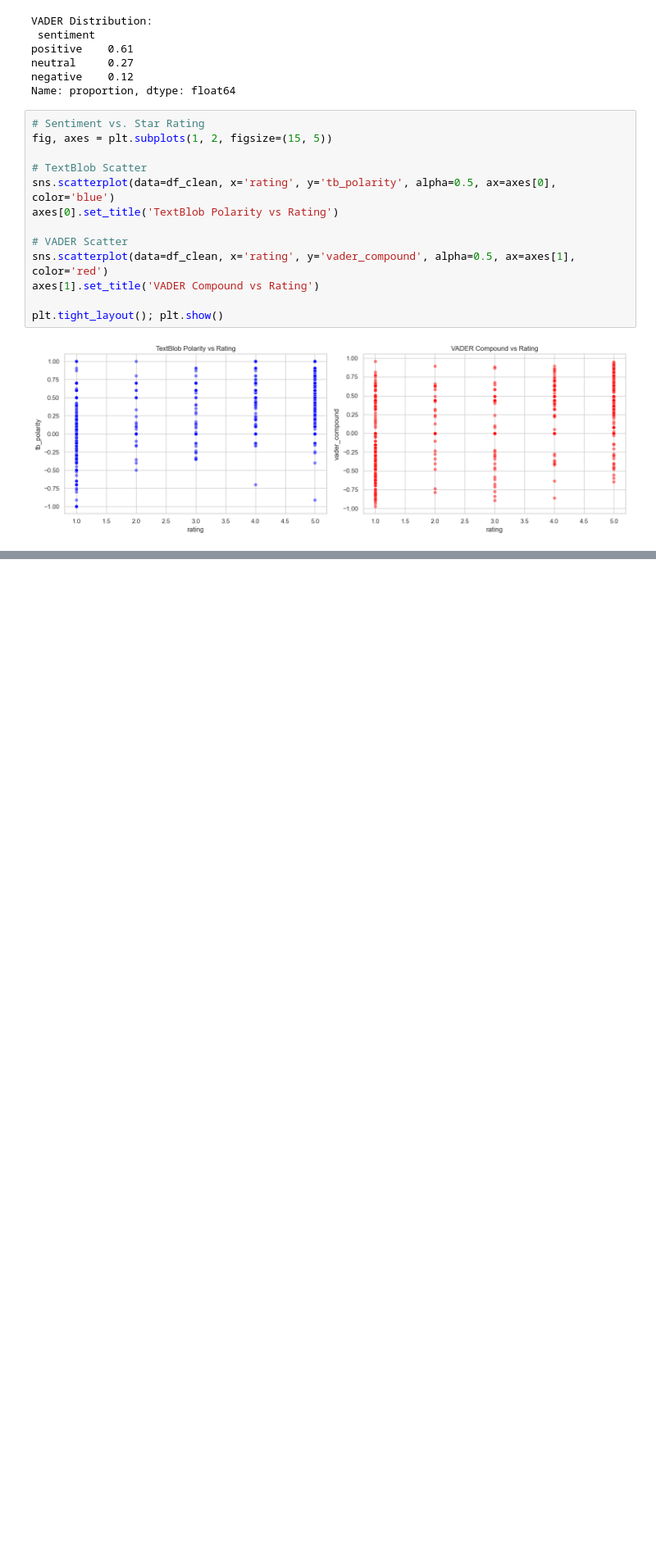
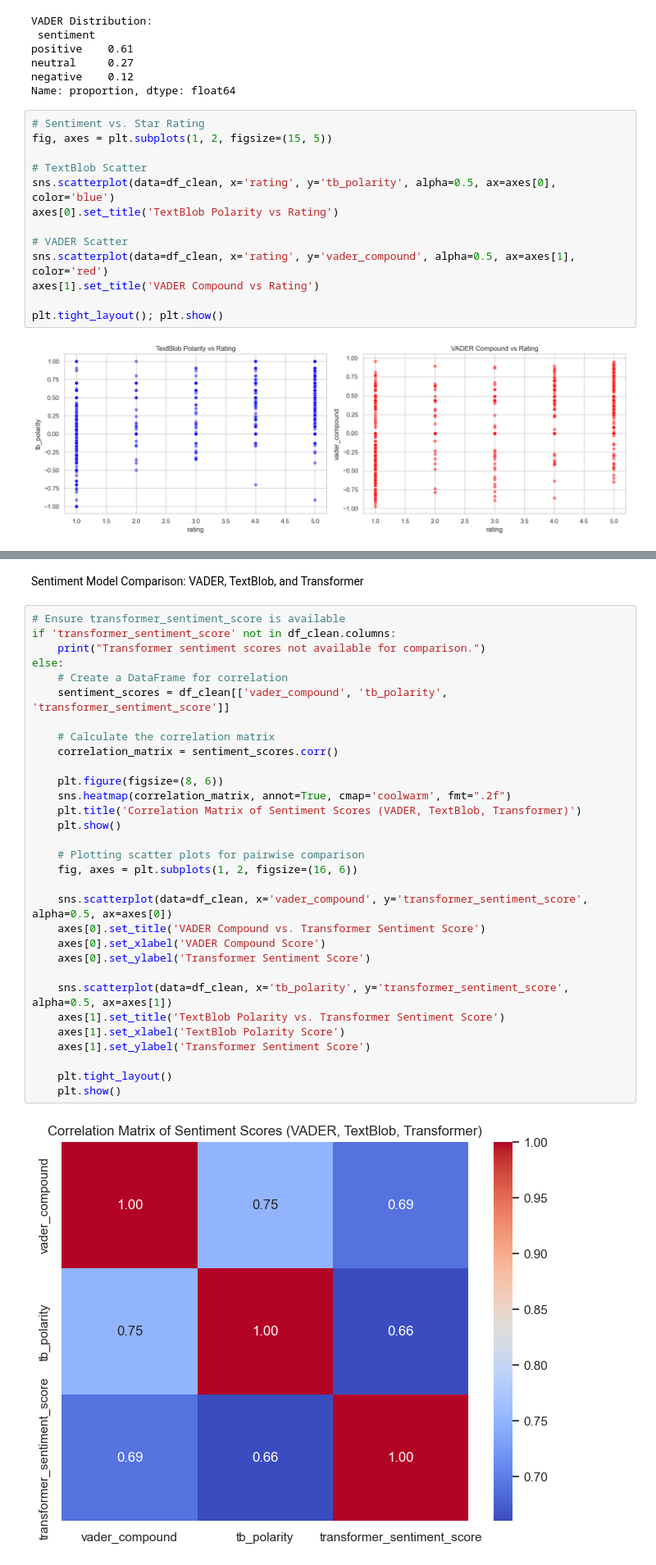
Before and after one commit to Ilham148/fintech_review_analytics, a Jupyter notebook: notebooks/bank_review.ipynb, the cells around one changed output, grey strips where cells are left out. Shown at 82% size. Cells and saved outputs as stored; diff of their text form; blank space fills up the shorter version.

```diff
--- a/notebooks/bank_review.ipynb
+++ b/notebooks/bank_review.ipynb
@@ -554,0 +524,35 @@ plt.tight_layout(); plt.show()
+# %% [markdown]
+ Sentiment Model Comparison: VADER, TextBlob, and Transformer
+# %%
+# Ensure transformer_sentiment_score is available
+if 'transformer_sentiment_score' not in df_clean.columns:
+    print("Transformer sentiment scores not available for comparison.")
+else:
+    # Create a DataFrame for correlation
+    sentiment_scores = df_clean[['vader_compound', 'tb_polarity', 'transformer_sentiment_score']]
+
+    # Calculate the correlation matrix
+    correlation_matrix = sentiment_scores.corr()
+
+    plt.figure(figsize=(8, 6))
+    sns.heatmap(correlation_matrix, annot=True, cmap='coolwarm', fmt=".2f")
+    plt.title('Correlation Matrix of Sentiment Scores (VADER, TextBlob, Transformer)')
+    plt.show()
+
+    # Plotting scatter plots for pairwise comparison
+    fig, axes = plt.subplots(1, 2, figsize=(16, 6))
+
+    sns.scatterplot(data=df_clean, x='vader_compound', y='transformer_sentiment_score', alpha=0.5, ax=axes[0])
+    axes[0].set_title('VADER Compound vs. Transformer Sentiment Score')
+    axes[0].set_xlabel('VADER Compound Score')
+    axes[0].set_ylabel('Transformer Sentiment Score')
+
+    sns.scatterplot(data=df_clean, x='tb_polarity', y='transformer_sentiment_score', alpha=0.5, ax=axes[1])
+    axes[1].set_title('TextBlob Polarity vs. Transformer Sentiment Score')
+    axes[1].set_xlabel('TextBlob Polarity Score')
+    axes[1].set_ylabel('Transformer Sentiment Score')
+
+    plt.tight_layout()
+    plt.show()
+# %% [output]
+[figure, added]
```
Also changed, not shown: parts of 19 cells of this notebook, 1 other file.
